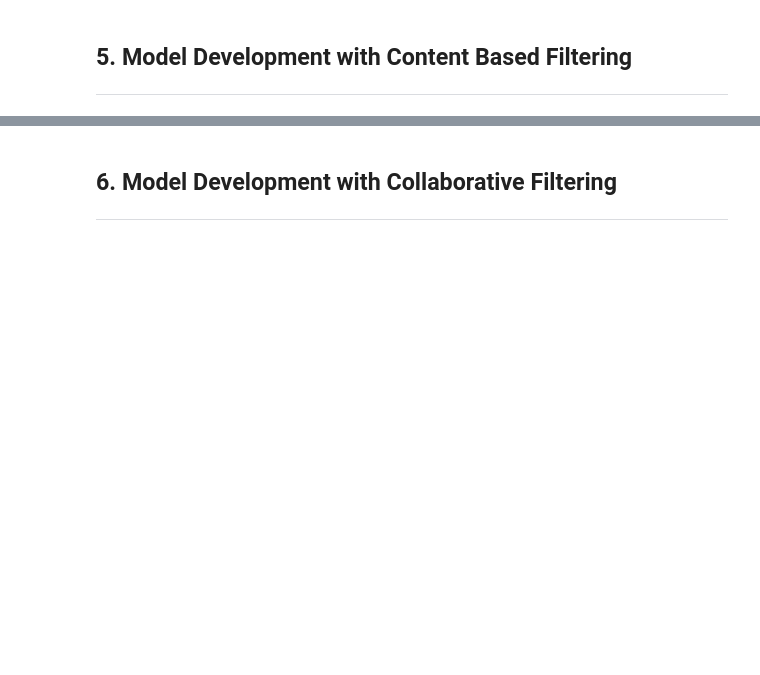
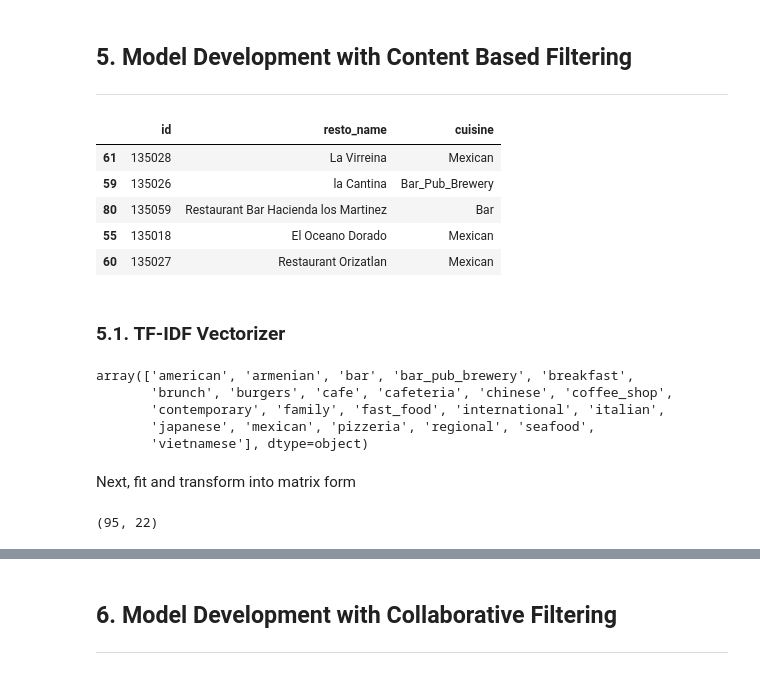
Before and after one commit to naufalmuafi/restaurant-recommender-system, a Jupyter notebook: main.ipynb, the cells around one changed output, grey strips where cells are left out. Cells and saved outputs as stored; diff of their text form; code cells hidden in the pictures; blank space fills up the shorter version.

```diff
--- a/main.ipynb
+++ b/main.ipynb
@@ -534,3 +537,32 @@ resto_new
 # %% [markdown]
 ## 5. Model Development with Content Based Filtering
 ---
+# %%
+data = resto_new
+data.sample(5)
+# %% [output]
+|  | id | resto_name | cuisine |
+| 61 | 135028 | La Virreina | Mexican |
+| 59 | 135026 | la Cantina | Bar_Pub_Brewery |
+| 80 | 135059 | Restaurant Bar Hacienda los Martinez | Bar |
+| 55 | 135018 | El Oceano Dorado | Mexican |
+| 60 | 135027 | Restaurant Orizatlan | Mexican |
+# %% [markdown]
+### 5.1. TF-IDF Vectorizer
+# %%
+tf = TfidfVectorizer()
+tf.fit(data['cuisine'])
+tf.get_feature_names_out()
+# %% [output]
+array(['american', 'armenian', 'bar', 'bar_pub_brewery', 'breakfast',
+       'brunch', 'burgers', 'cafe', 'cafeteria', 'chinese', 'coffee_shop',
+       'contemporary', 'family', 'fast_food', 'international', 'italian',
+       'japanese', 'mexican', 'pizzeria', 'regional', 'seafood',
+       'vietnamese'], dtype=object)
+# %% [markdown]
+Next, fit and transform into matrix form
+# %%
+tfidf_matrix = tf.fit_transform(data['cuisine'])
+tfidf_matrix.shape
+# %% [output]
+(95, 22)
```
Also changed, not shown: parts of 12 cells of this notebook.
